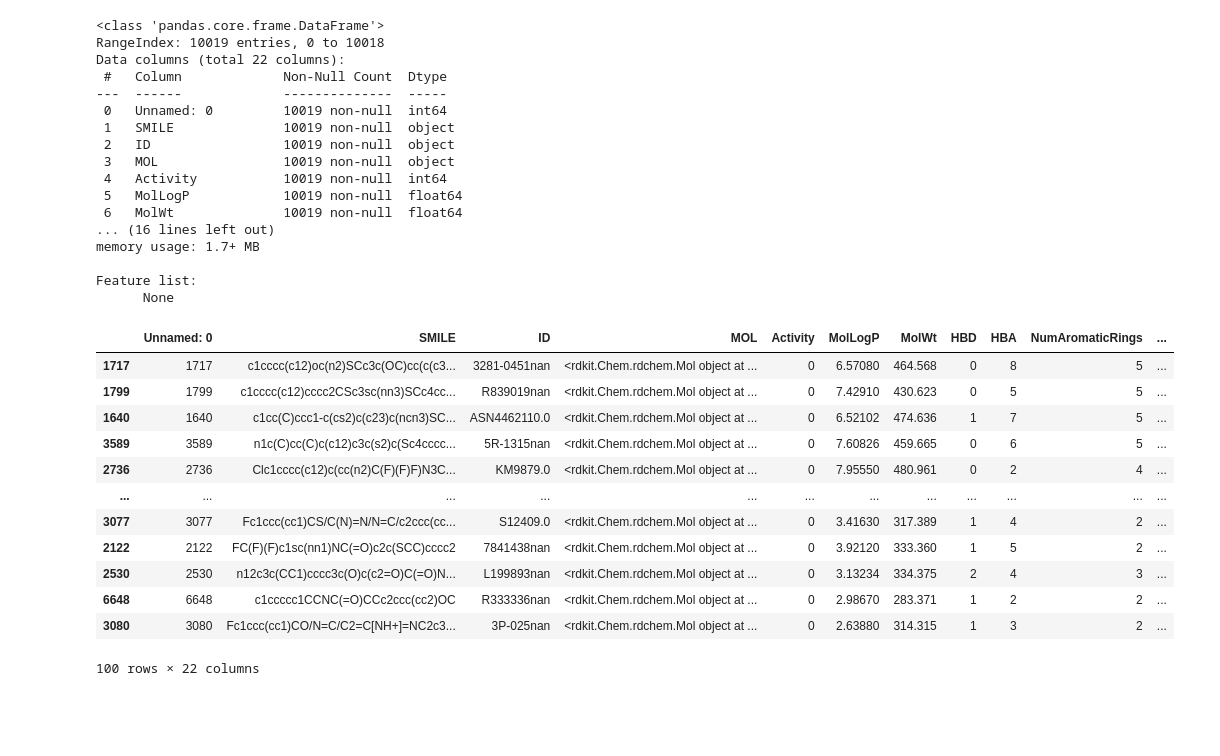
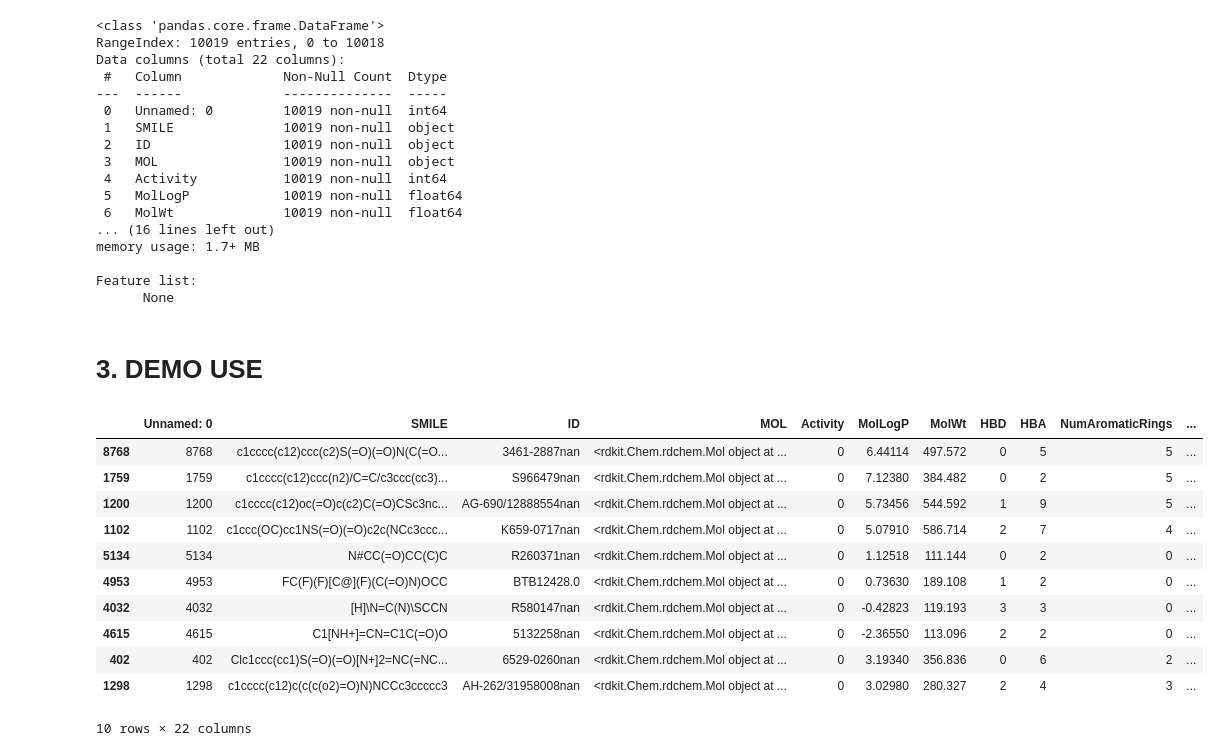
Before and after one commit to DinhLongHuynh/Variety_training_test_split, a Jupyter notebook: variety_sampling.ipynb, the cells around one changed output. Saved outputs shown, nothing was run; the diff lists cells and outputs as text; code cells hidden in the pictures; blank space fills up the shorter version.

```diff
--- a/variety_sampling.ipynb
+++ b/variety_sampling.ipynb
@@ -89,21 +96,22 @@ def variety_selection_pca_based(data, n_components=2, n_obs_each_corner=1, n_cen
     df_test = df.drop(df_train.index)
     # Extract corresponding index
     return df_train, df_test
+# %% [markdown]
+# **3. DEMO USE**
 # %%
-df_train, df_test = variety_selection_pca_based(data=df_prep, n_components=2, n_obs_each_corner=20,n_center_point=20)
+# Demo use
+df_train, df_test = variety_selection_pca_based(data=df_prep, n_components=2, n_obs_each_corner=2,n_center_point=2)
+df_train
+# %% [output]
+|  | Unnamed: 0 | SMILE | ID | MOL | Activity | MolLogP | MolWt | HBD | HBA | NumAromaticRings | ... |
+| 8768 | 8768 | c1cccc(c12)ccc(c2)S(=O)(=O)N(C(=O... | 3461-2887nan | <rdkit.Chem.rdchem.Mol object at ... | 0 | 6.44114 | 497.572 | 0 | 5 | 5 | ... |
+| 1759 | 1759 | c1cccc(c12)ccc(n2)/C=C/c3ccc(cc3)... | S966479nan | <rdkit.Chem.rdchem.Mol object at ... | 0 | 7.12380 | 384.482 | 0 | 2 | 5 | ... |
+| 1200 | 1200 | c1cccc(c12)oc(=O)c(c2)C(=O)CSc3nc... | AG-690/12888554nan | <rdkit.Chem.rdchem.Mol object at ... | 0 | 5.73456 | 544.592 | 1 | 9 | 5 | ... |
+| 1102 | 1102 | c1ccc(OC)cc1NS(=O)(=O)c2c(NCc3ccc... | K659-0717nan | <rdkit.Chem.rdchem.Mol object at ... | 0 | 5.07910 | 586.714 | 2 | 7 | 4 | ... |
+| 5134 | 5134 | N#CC(=O)CC(C)C | R260371nan | <rdkit.Chem.rdchem.Mol object at ... | 0 | 1.12518 | 111.144 | 0 | 2 | 0 | ... |
+| 4953 | 4953 | FC(F)(F)[C@](F)(C(=O)N)OCC | BTB12428.0 | <rdkit.Chem.rdchem.Mol object at ... | 0 | 0.73630 | 189.108 | 1 | 2 | 0 | ... |
+| 4032 | 4032 | [H]\N=C(N)\SCCN | R580147nan | <rdkit.Chem.rdchem.Mol object at ... | 0 | -0.42823 | 119.193 | 3 | 3 | 0 | ... |
+| 4615 | 4615 | C1[NH+]=CN=C1C(=O)O | 5132258nan | <rdkit.Chem.rdchem.Mol object at ... | 0 | -2.36550 | 113.096 | 2 | 2 | 0 | ... |
+| 402 | 402 | Clc1ccc(cc1)S(=O)(=O)[N+]2=NC(=NC... | 6529-0260nan | <rdkit.Chem.rdchem.Mol object at ... | 0 | 3.19340 | 356.836 | 0 | 6 | 2 | ... |
+| 1298 | 1298 | c1cccc(c12)c(c(c(o2)=O)N)NCCc3ccccc3 | AH-262/31958008nan | <rdkit.Chem.rdchem.Mol object at ... | 0 | 3.02980 | 280.327 | 2 | 4 | 3 | ... |
+10 rows × 22 columns
-# %%
-df_train
-# %% [output]
-|  | Unnamed: 0 | SMILE | ID | MOL | Activity | MolLogP | MolWt | HBD | HBA | NumAromaticRings | ... |
-| 1717 | 1717 | c1cccc(c12)oc(n2)SCc3c(OC)cc(c(c3... | 3281-0451nan | <rdkit.Chem.rdchem.Mol object at ... | 0 | 6.57080 | 464.568 | 0 | 8 | 5 | ... |
-| 1799 | 1799 | c1cccc(c12)cccc2CSc3sc(nn3)SCc4cc... | R839019nan | <rdkit.Chem.rdchem.Mol object at ... | 0 | 7.42910 | 430.623 | 0 | 5 | 5 | ... |
-| 1640 | 1640 | c1cc(C)ccc1-c(cs2)c(c23)c(ncn3)SC... | ASN4462110.0 | <rdkit.Chem.rdchem.Mol object at ... | 0 | 6.52102 | 474.636 | 1 | 7 | 5 | ... |
-| 3589 | 3589 | n1c(C)cc(C)c(c12)c3c(s2)c(Sc4cccc... | 5R-1315nan | <rdkit.Chem.rdchem.Mol object at ... | 0 | 7.60826 | 459.665 | 0 | 6 | 5 | ... |
-| 2736 | 2736 | Clc1cccc(c12)c(cc(n2)C(F)(F)F)N3C... | KM9879.0 | <rdkit.Chem.rdchem.Mol object at ... | 0 | 7.95550 | 480.961 | 0 | 2 | 4 | ... |
-| ... | ... | ... | ... | ... | ... | ... | ... | ... | ... | ... | ... |
-| 3077 | 3077 | Fc1ccc(cc1)CS/C(N)=N/N=C/c2ccc(cc... | S12409.0 | <rdkit.Chem.rdchem.Mol object at ... | 0 | 3.41630 | 317.389 | 1 | 4 | 2 | ... |
-| 2122 | 2122 | FC(F)(F)c1sc(nn1)NC(=O)c2c(SCC)cccc2 | 7841438nan | <rdkit.Chem.rdchem.Mol object at ... | 0 | 3.92120 | 333.360 | 1 | 5 | 2 | ... |
-| 2530 | 2530 | n12c3c(CC1)cccc3c(O)c(c2=O)C(=O)N... | L199893nan | <rdkit.Chem.rdchem.Mol object at ... | 0 | 3.13234 | 334.375 | 2 | 4 | 3 | ... |
-| 6648 | 6648 | c1ccccc1CCNC(=O)CCc2ccc(cc2)OC | R333336nan | <rdkit.Chem.rdchem.Mol object at ... | 0 | 2.98670 | 283.371 | 1 | 2 | 2 | ... |
-| 3080 | 3080 | Fc1ccc(cc1)CO/N=C/C2=C[NH+]=NC2c3... | 3P-025nan | <rdkit.Chem.rdchem.Mol object at ... | 0 | 2.63880 | 314.315 | 1 | 3 | 2 | ... |
-100 rows × 22 columns
```
Also changed, not shown: parts of 8 cells of this notebook.
